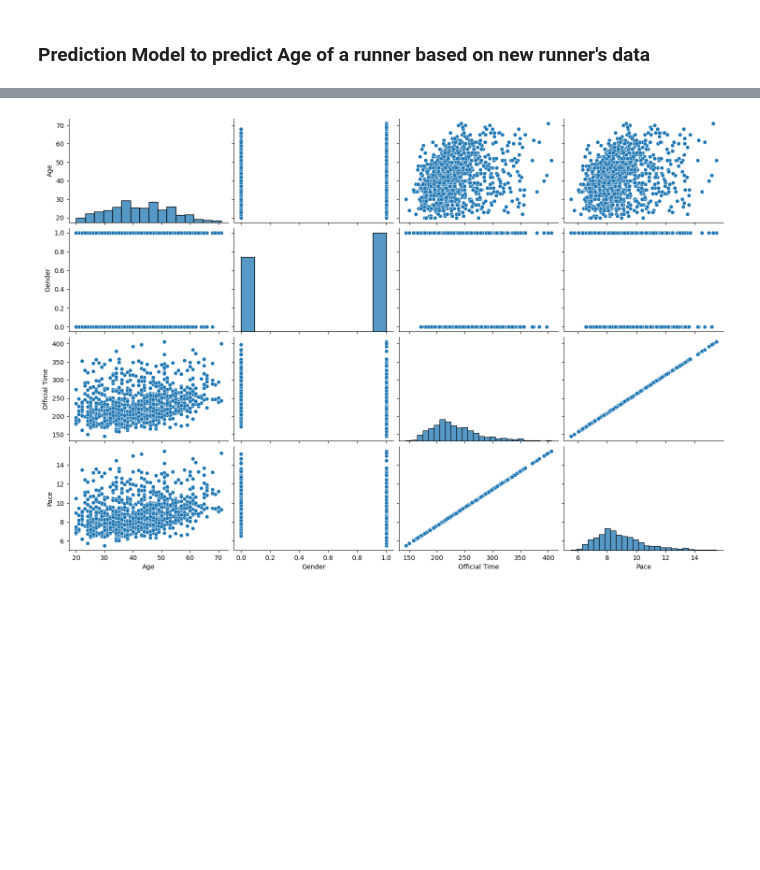
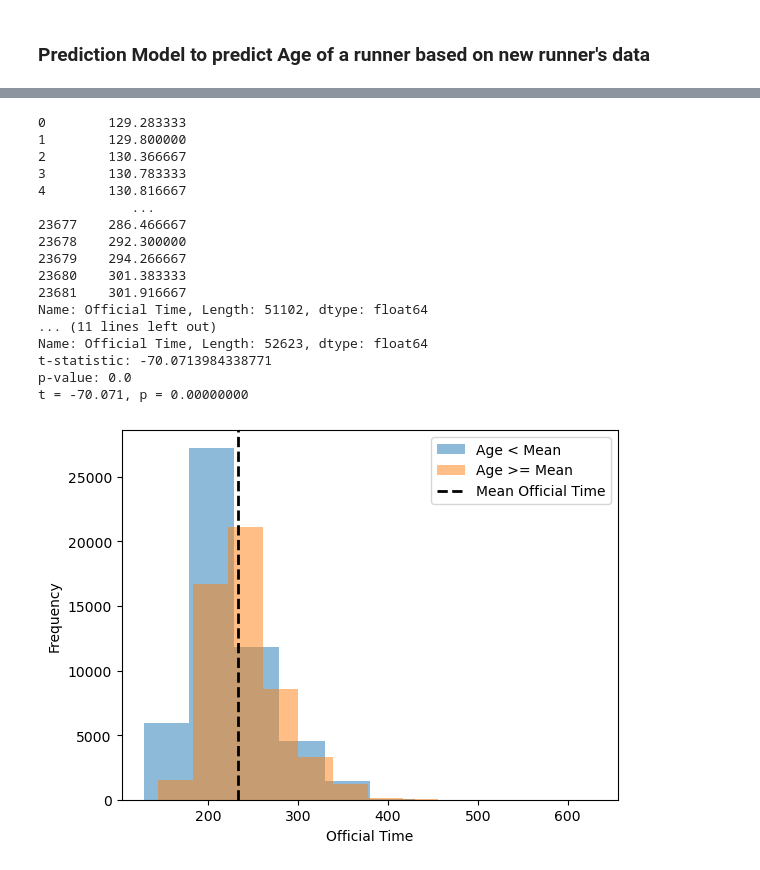
Before and after one commit to karthiksneu/boston-marathon-analysis, a Jupyter notebook: BostonMarathon.ipynb, the cells around one changed output, grey strips where cells are left out. Cells and saved outputs as stored; diff of their text form; code cells hidden in the pictures; blank space fills up the shorter version.

```diff
--- a/BostonMarathon.ipynb
+++ b/BostonMarathon.ipynb
@@ -876,5 +707,57 @@ Cohen's d: -0.49856692738082975
-# %%
-corr_test = test1_df[['Age', 'Gender', 'Official Time', 'Pace']].dropna().sample(1000)
-sns.pairplot(corr_test, aspect=1.5);
-# %% [output]
-[figure, removed]
+# %%
+import pandas as pd
+import numpy as np
+from scipy.stats import ttest_ind
+import matplotlib.pyplot as plt
+
+# extract age and official time columns
+age = test_df['Age']
+official_time = test_df['Official Time']
+
+# calculate means of age and official time
+mean_age = age.mean()
+mean_official_time = official_time.mean()
+
+# split data into two groups based on age
+age_below_mean = test_df[age < mean_age]['Official Time']
+age_above_mean = test_df[age >= mean_age]['Official Time']
+
+print(age_below_mean)
+print(age_above_mean)
+
+# perform t-test between two groups
+t_stat, p_value = ttest_ind(age_below_mean, age_above_mean)
+
+# print t-test results
+print('t-statistic:', t_stat)
+print('p-value:', p_value)
+
+print("t = {:.3f}, p = {:.8f}".format(t_stat, p_value))
+
+# plot distributions of the two groups
+plt.hist(age_below_mean, alpha=0.5, label='Age < Mean')
+plt.hist(age_above_mean, alpha=0.5, label='Age >= Mean')
+plt.axvline(mean_official_time, color='black', linestyle='dashed', linewidth=2, label='Mean Official Time')
+plt.legend()
+plt.xlabel('Official Time')
+plt.ylabel('Frequency')
+plt.show()
+# %% [output]
+0        129.283333
+1        129.800000
+2        130.366667
+3        130.783333
+4        130.816667
+            ...
+23677    286.466667
+23678    292.300000
+23679    294.266667
+23680    301.383333
+23681    301.916667
+Name: Official Time, Length: 51102, dtype: float64
+... (11 lines left out)
+Name: Official Time, Length: 52623, dtype: float64
+t-statistic: -70.0713984338771
+p-value: 0.0
+t = -70.071, p = 0.00000000
+[figure, added]
```
Also changed, not shown: parts of 16 cells of this notebook.
